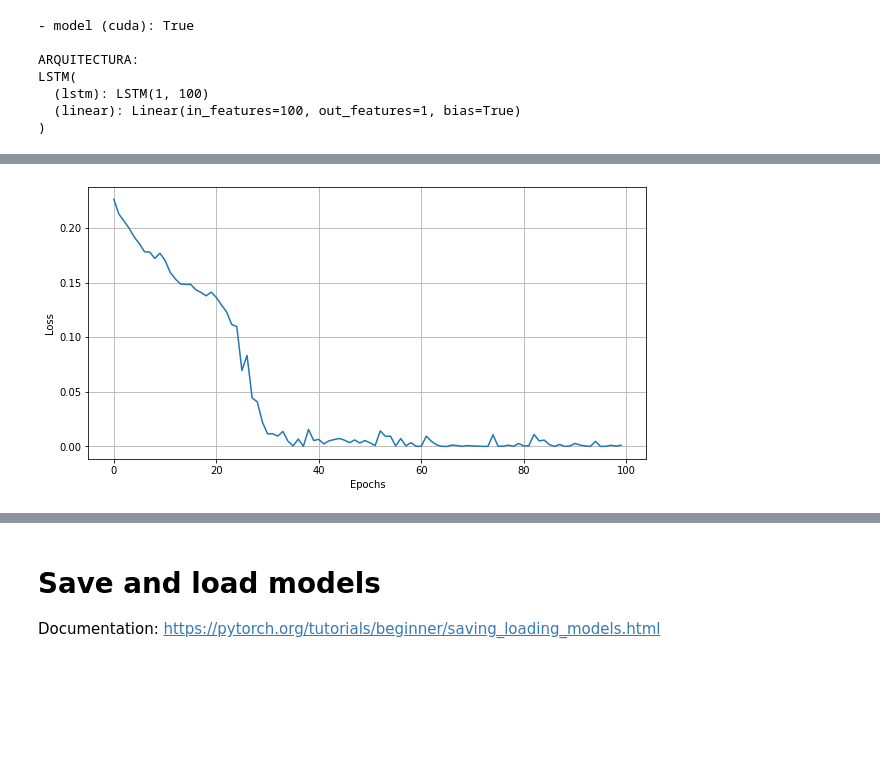
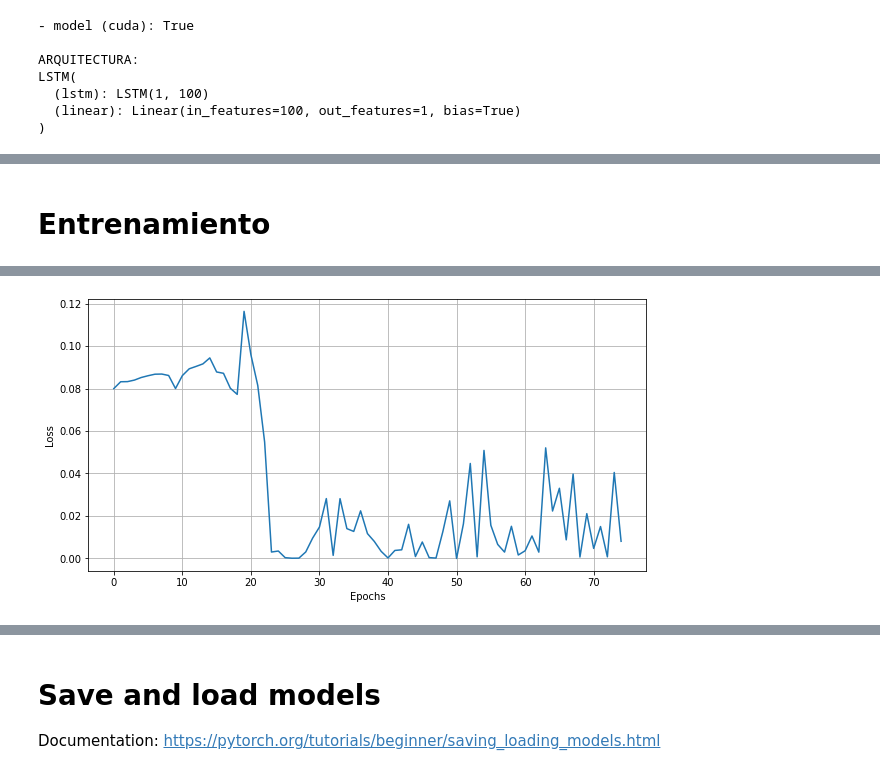
Before and after one commit to r-diazp/covid19, a Jupyter notebook: time_series_covid19.ipynb, the cells around one changed output, grey strips where cells are left out. Cells and saved outputs as stored; diff of their text form; code cells hidden in the pictures; blank space fills up the shorter version.

```diff
--- a/time_series_covid19.ipynb
+++ b/time_series_covid19.ipynb
@@ -183,29 +200,36 @@ Test:  16
 # Arquitectura Red Neuronal
 # %%
 class LSTM(nn.Module):
-  def __init__(self, input_size=1, hidden_size=100, output_size=1):
-      super().__init__()
-      self.hidden_size = hidden_size
+  def __init__(self, input_size=1, output_size=1, hidden_size=100, num_layers=1):
+    super().__init__()
+    self.hidden_size = hidden_size
 
-      # Agrear una celda LSTM :
-      self.lstm = nn.LSTM(input_size,hidden_size)
+    # Agrear una celda LSTM :
+    if num_layers > 2:
+      self.lstm = nn.LSTM(input_size, hidden_size, num_layers = num_layers, dropout = 0.3)
+    else:
+      self.lstm = nn.LSTM(input_size, hidden_size, num_layers = num_layers)
 
-      # Agregar una capa full connect:
-      self.linear = nn.Linear(hidden_size,output_size)
+    # Agregar una capa full connect:
+    self.linear = nn.Linear(hidden_size, output_size)
 
-      # Inicializar valores de h0 y c0:
-      self.hidden = (torch.zeros(1,1, self.hidden_size),
-                      torch.zeros(1,1, self.hidden_size))
+    # Inicializar valores de h0 y c0:
+    self.hidden = (torch.zeros(1,1, self.hidden_size),
+                    torch.zeros(1,1, self.hidden_size))
 
   def forward(self,seq):
-      lstm_out, self.hidden = self.lstm(
-          seq.view(len(seq),1,-1), self.hidden)
-      pred = self.linear(lstm_out.view(len(seq), -1))
-      return pred[-1]  # Solo se requiere los ultimos valores de la ventana
+    lstm_out, self.hidden = self.lstm(seq.view(len(seq),1,-1), self.hidden)
+
+    out = self.linear(lstm_out.view(len(seq), -1))
+    return out[-1]  # Solo se requiere los ultimos valores de la ventana
 # %%
 #Instanciamos el modelo
+#num_layers, num_neurons, output_size = 1, 100
+model_parameters, num_layers = [1, 1, 100], 1
 torch.manual_seed(101)
-model = LSTM(1, 100).cuda()
+
+#Instanciar modelo
+model = LSTM(*model_parameters, num_layers=num_layers).cuda()
 criterion = nn.MSELoss()
 optimizer = torch.optim.Adam(model.parameters(), lr=0.001)
 print(f'- model (cuda): {next(model.parameters()).is_cuda}')
@@ -221,8 +277,10 @@ LSTM(
+# %% [markdown]
+# Entrenamiento
 # %%
 #ENTRENAMIENTO CON DATOS TRAIN
-epochs = 100
+epochs = 75
 model.train()
 
 #Entrenamiento del modelo
-model_fit(epochs, train_data, model, criterion, optimizer)
+model_fit(epochs, train_data, model, criterion, optimizer, num_layers=num_layers)
 # %% [output]
@@ -243,4 +299,4 @@ Duration: 128 seconds
-[figure, old version]
+[figure, new version]
 # %%
 #Evaluar resultados de entrenamiento
 future = test_size #Valor a predecir a futuro
```
Also changed, not shown: parts of 17 cells of this notebook.
